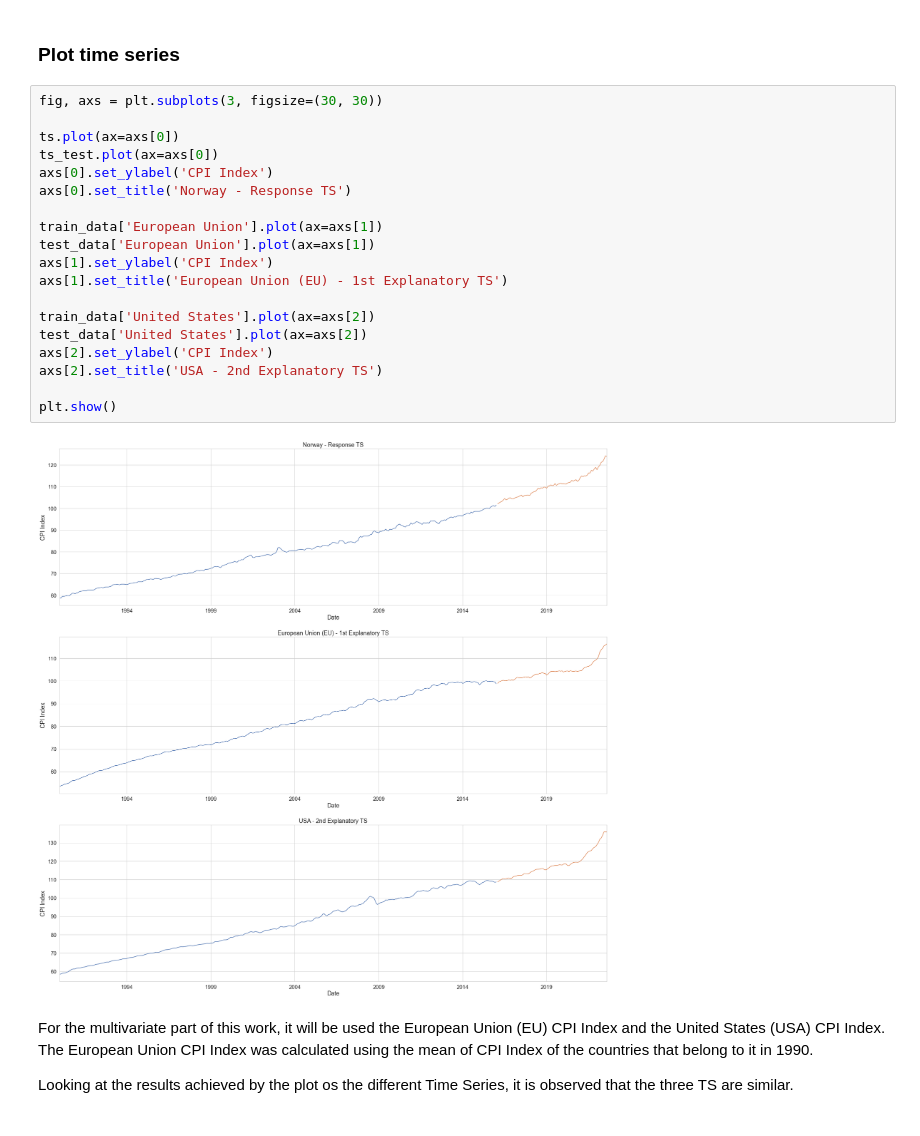
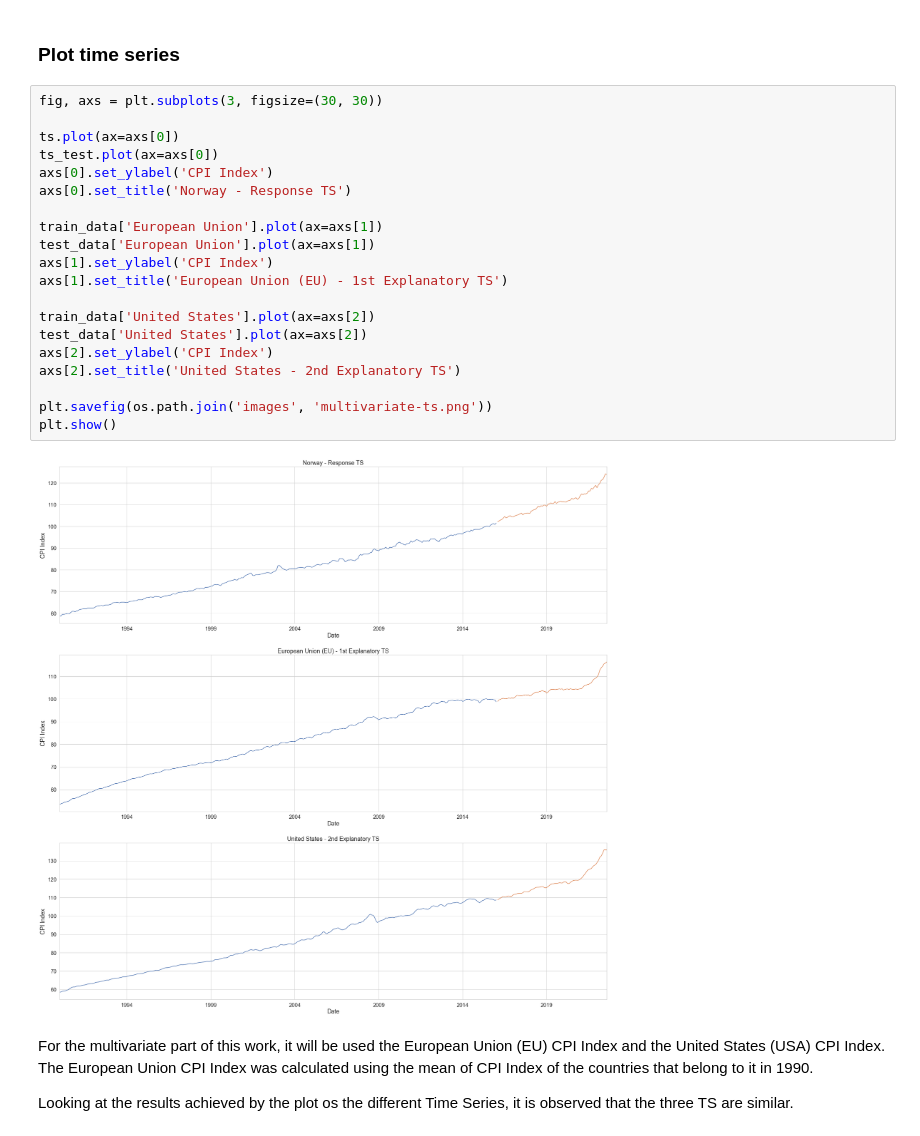
Before and after one commit to PugtgYosuky/Norwegian-CPI-forecast, a Jupyter notebook: ts-models.ipynb, the cells around one changed output. Cells and saved outputs as stored; diff of their text form.

```diff
--- a/ts-models.ipynb
+++ b/ts-models.ipynb
@@ -847,24 +848,25 @@ From the exponential smoothing model's predictions image and the metrics attaine
 # %%
 fig, axs = plt.subplots(3, figsize=(30, 30))
 
 ts.plot(ax=axs[0])
 ts_test.plot(ax=axs[0])
 axs[0].set_ylabel('CPI Index')
 axs[0].set_title('Norway - Response TS')
 
 train_data['European Union'].plot(ax=axs[1])
 test_data['European Union'].plot(ax=axs[1])
 axs[1].set_ylabel('CPI Index')
 axs[1].set_title('European Union (EU) - 1st Explanatory TS')
 
 train_data['United States'].plot(ax=axs[2])
 test_data['United States'].plot(ax=axs[2])
 axs[2].set_ylabel('CPI Index')
-axs[2].set_title('USA - 2nd Explanatory TS')
+axs[2].set_title('United States - 2nd Explanatory TS')
 
+plt.savefig(os.path.join('images', 'multivariate-ts.png'))
 plt.show()
 # %% [output]
-[figure, old version]
+[figure, new version]
 # %% [markdown]
 For the multivariate part of this work, it will be used the European Union (EU) CPI Index and the United States (USA) CPI Index. The European Union CPI Index was calculated using the mean of CPI Index of the countries that belong to it in 1990.
 
```
Also changed, not shown: parts of 76 cells of this notebook.
